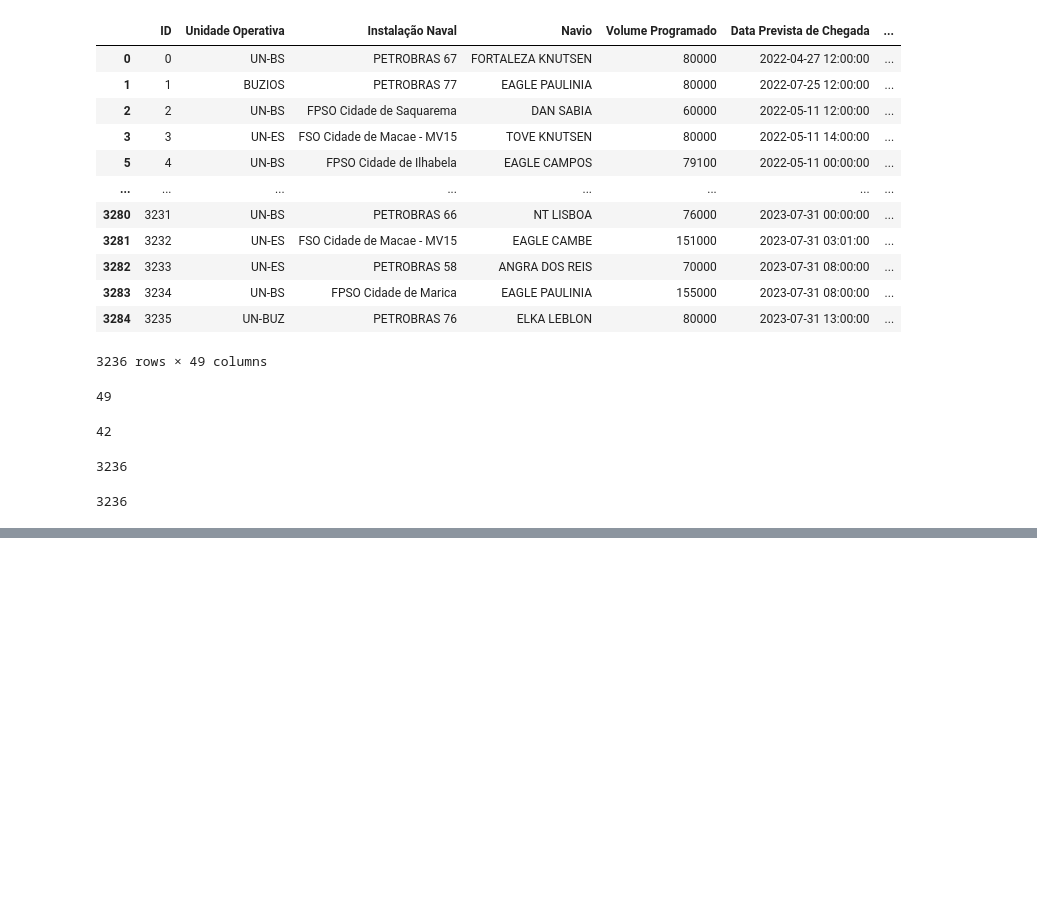
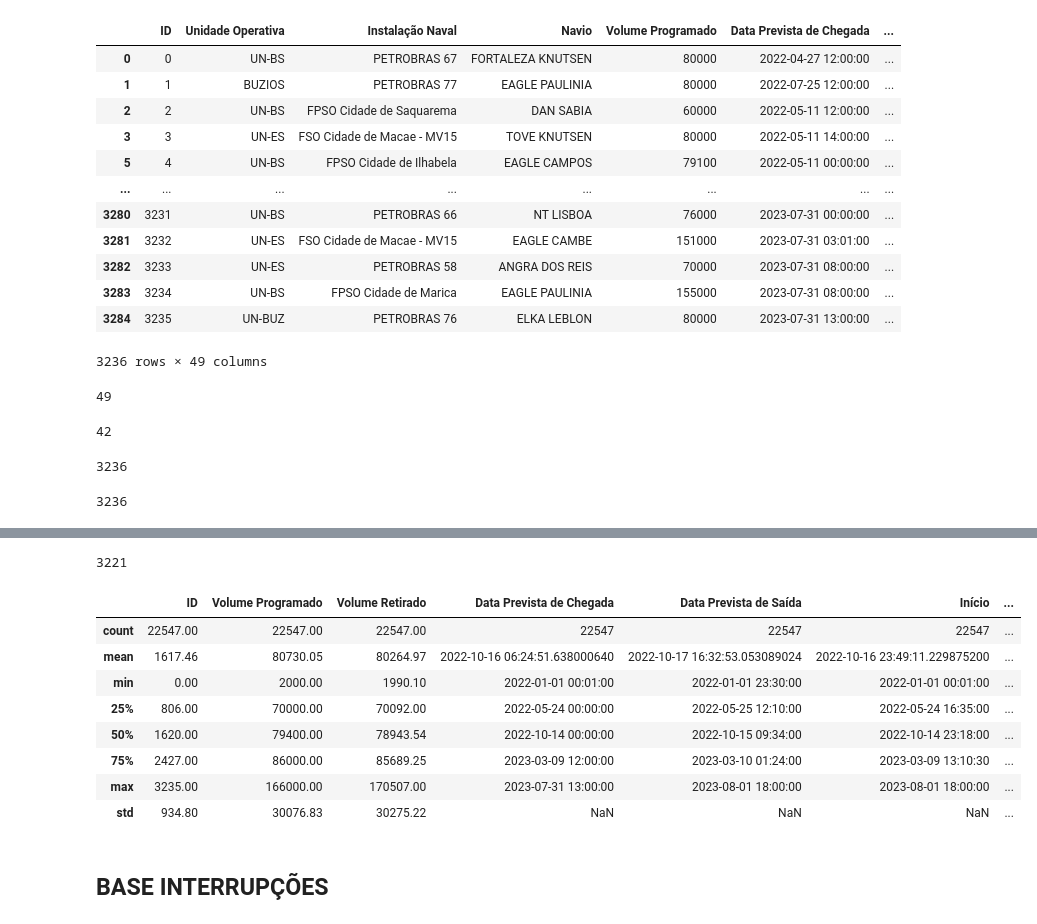
Before and after one commit to gabriellaserra/Process-mining-novo, a Jupyter notebook: Notebooks/Tratamento_Completo.ipynb, the cells around one changed output, grey strips where cells are left out. Saved outputs shown, nothing was run; the diff lists cells and outputs as text; code cells hidden in the pictures; blank space fills up the shorter version.

```diff
--- a/Notebooks/Tratamento_Completo.ipynb
+++ b/Notebooks/Tratamento_Completo.ipynb
@@ -185,0 +241,37 @@ print(len(df_concatenado))
+# %%
+# Adicionar as colunas 'Início' e 'Término' com base nas datas da ocorrência e da próxima ocorrência para o mesmo ID
+df_final['Início'] = df_final['Data']
+# Obter o valor da próxima linha na coluna "Início"
+df_final['Término'] = df_final['Início'].shift(-1)
+# %%
+print(len(df_concatenado))
+# %% [output]
+3221
+# %%
+# Filtrar as linhas em que a "Ocorrência" contém a palavra "Fim" e obter seus índices
+indices_para_remover = df_final[df_final['Ocorrência'].str.contains('Fim')].index
+# Remover as linhas correspondentes aos índices obtidos
+df_final.drop(indices_para_remover, inplace=True)
+# %%
+# Retirar a palavra Início da ocorrência
+df_final['Ocorrência'] = df_final['Ocorrência'].str.replace('Início ', '')
+df_final['Ocorrência'] = df_final['Ocorrência'].str.replace('Última ', '')
+df_final['Ocorrência'] = df_final['Ocorrência'].str.replace('Primeiro ', '')
+df_final['Ocorrência'] = df_final['Ocorrência'].str.replace('Primeira ', '')
+# %%
+# Removendo as colunas, inplace é pra não precisar reatribuir e axis 1 serve pra dizer que se trata de uma coluna
+df_final.drop(['Data'],inplace=True, axis=1)
+# %%
+df_final.describe().round(2)
+# %% [output]
+|  | ID | Volume Programado | Volume Retirado | Data Prevista de Chegada | Data Prevista de Saída | Início | ... |
+| count | 22547.00 | 22547.00 | 22547.00 | 22547 | 22547 | 22547 | ... |
+| mean | 1617.46 | 80730.05 | 80264.97 | 2022-10-16 06:24:51.638000640 | 2022-10-17 16:32:53.053089024 | 2022-10-16 23:49:11.229875200 | ... |
+| min | 0.00 | 2000.00 | 1990.10 | 2022-01-01 00:01:00 | 2022-01-01 23:30:00 | 2022-01-01 00:01:00 | ... |
+| 25% | 806.00 | 70000.00 | 70092.00 | 2022-05-24 00:00:00 | 2022-05-25 12:10:00 | 2022-05-24 16:35:00 | ... |
+| 50% | 1620.00 | 79400.00 | 78943.54 | 2022-10-14 00:00:00 | 2022-10-15 09:34:00 | 2022-10-14 23:18:00 | ... |
+| 75% | 2427.00 | 86000.00 | 85689.25 | 2023-03-09 12:00:00 | 2023-03-10 01:24:00 | 2023-03-09 13:10:30 | ... |
+| max | 3235.00 | 166000.00 | 170507.00 | 2023-07-31 13:00:00 | 2023-08-01 18:00:00 | 2023-08-01 18:00:00 | ... |
+| std | 934.80 | 30076.83 | 30275.22 | NaN | NaN | NaN | ... |
+# %% [markdown]
+## BASE INTERRUPÇÕES
```
Also changed, not shown: parts of 25 cells of this notebook, 1 other file.
